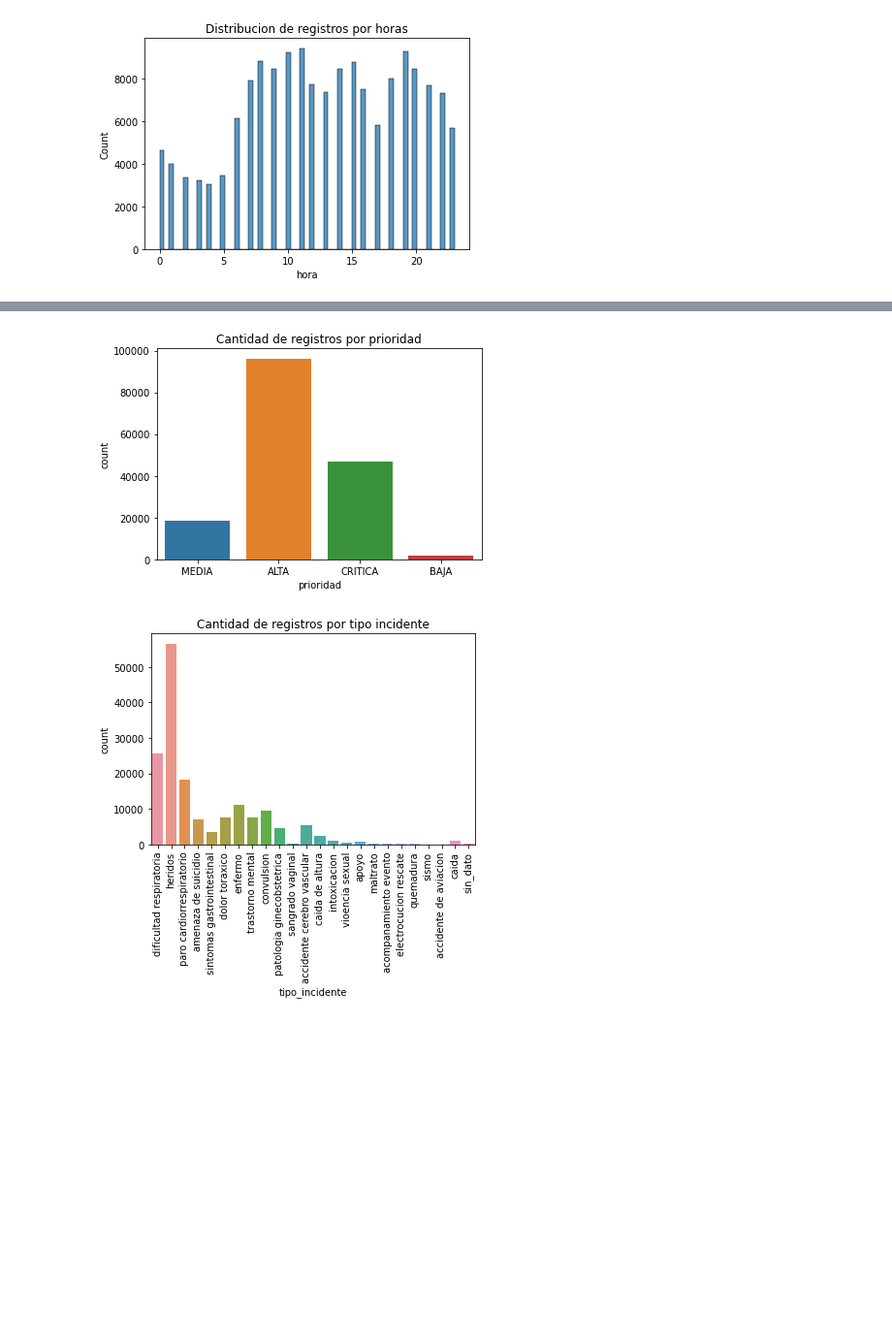
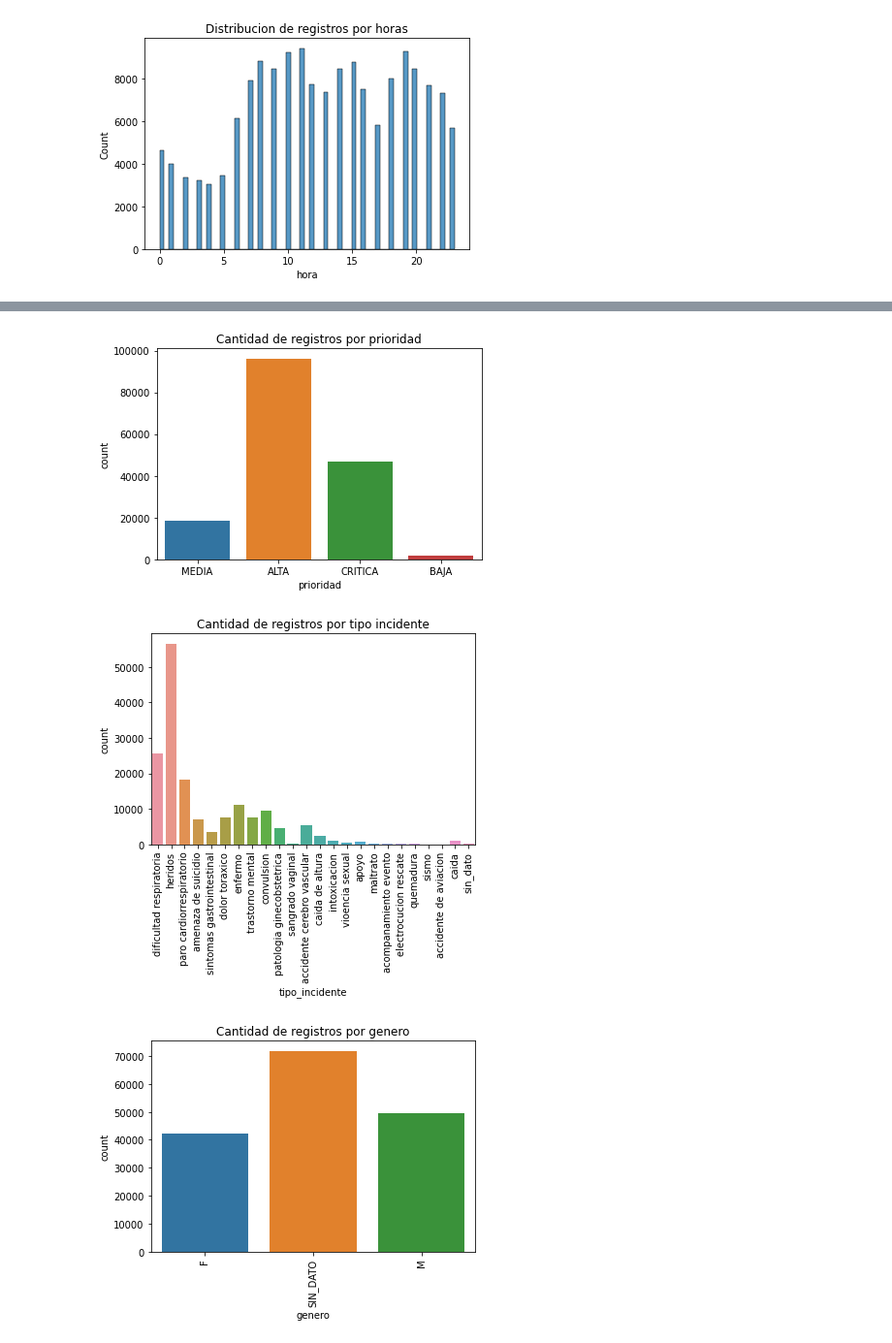
Before and after one commit to ceao1/linea123_bogota, a Jupyter notebook: analisis.ipynb, the cells around one changed output, grey strips where cells are left out. Shown at 97% size. Cells and saved outputs as stored; diff of their text form; code cells hidden in the pictures; blank space fills up the shorter version.

```diff
--- a/analisis.ipynb
+++ b/analisis.ipynb
@@ -408,20 +409,28 @@ plt.show()
 [figure]
 [figure]
 # %%
+#revision de distribucion por localidad, por prioridad, por incidente y por genero de cantidad de llamadas
+
 sns.countplot(x=df20['nombre_localidad'])
 plt.xticks(rotation=90)
 plt.title('Cantidad de registros por localidad')
 plt.show()
 
 sns.countplot(x=df20['prioridad'])
 plt.title('Cantidad de registros por prioridad')
 plt.show()
 
 sns.countplot(x=df20['tipo_incidente'])
 plt.xticks(rotation=90)
 plt.title('Cantidad de registros por tipo incidente')
 plt.show()
+
+sns.countplot(x=df20['genero'])
+plt.xticks(rotation=90)
+plt.title('Cantidad de registros por genero')
+plt.show()
 # %% [output]
 [figure]
 [figure]
 [figure]
+[figure, added]
```
Also changed, not shown: parts of 4 cells of this notebook.
